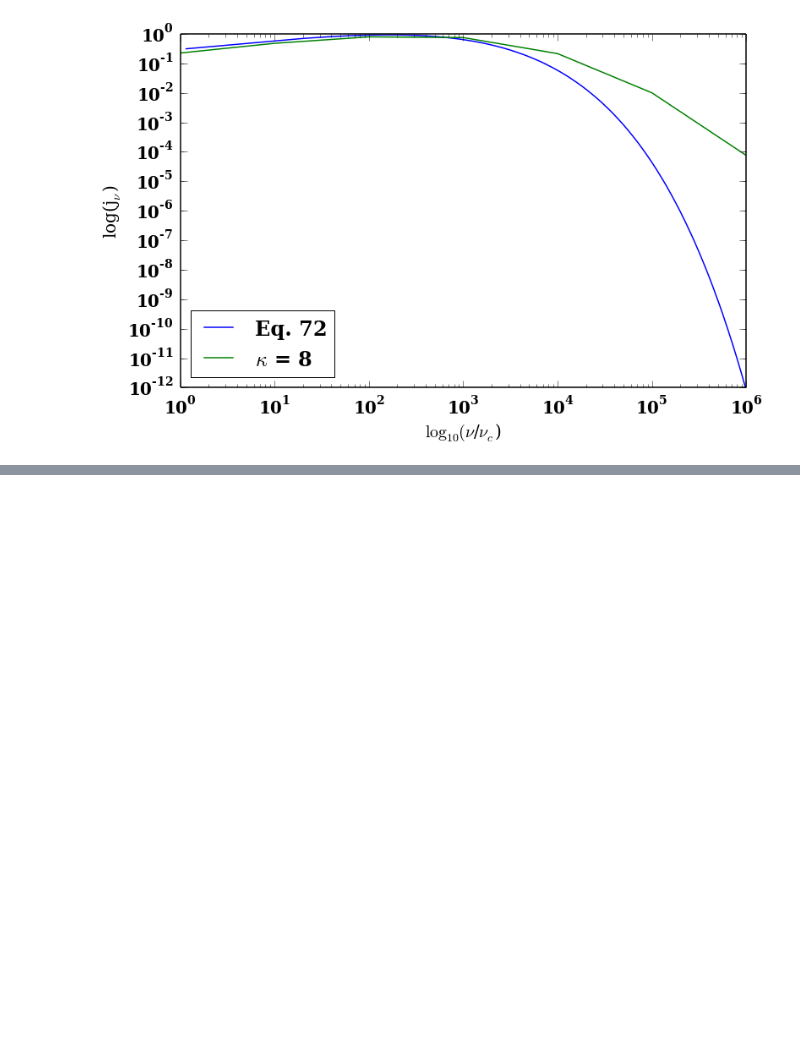
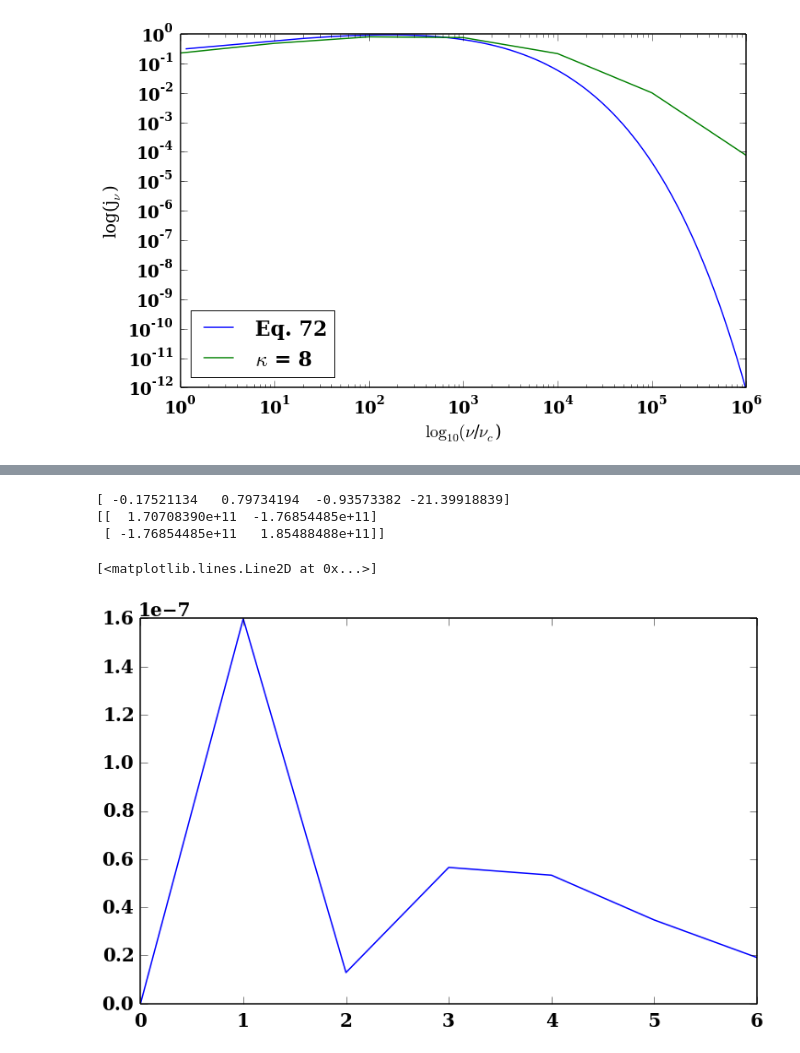
Before and after one commit to aapandy2/kappa_distributions, a Jupyter notebook: jnu_calculator_kappa.ipynb, the cells around one changed output, grey strips where cells are left out. Saved outputs shown, nothing was run; the diff lists cells and outputs as text; code cells hidden in the pictures; blank space fills up the shorter version.

```diff
--- a/jnu_calculator_kappa.ipynb
+++ b/jnu_calculator_kappa.ipynb
@@ -345,0 +509,46 @@ pl.show()
+# %%
+import scipy.optimize as optimization
+from scipy.interpolate import splrep, splev
+
+kappa_data = np.loadtxt('/home/alex/Documents/kappa_3_5.txt')
+
+x = np.log10(kappa_data[:, 0])
+y = np.log10(kappa_data[:, 1])
+
+tck = splrep(x, y, k=3)
+#print x
+
+x_fine_grid = np.arange(0, 6.1, 0.1)
+y_fine_grid = (splev(x_fine_grid, tck, der=0))
+#pl.plot(x_fine_grid, y_fine_grid)
+#pl.plot(x, y)
+
+coeff = np.polyfit(x_fine_grid, y_fine_grid, deg=3)
+print coeff
+
+def fitting_func(x):
+    f = coeff[3] + coeff[2] * x + coeff[1] * x**2. * coeff[0] * x**3.
+    return f
+
+def func(X, a, b):
+    #f = X**(1./3.) * a + X**(-3./4.) * b + X * np.exp(-X**(1./3.)) * c
+    #f = a * X**3. + b * X**2. + c * X + d
+    f = (a * X**(3./8.) + b * X**(1./6.))**2. * np.exp(-X)
+    return f
+
+
+coeff = optimization.curve_fit(func, x, y)[0]
+matrix = optimization.curve_fit(func, x, y)[1]
+print matrix
+
+pl.plot(x, func(x, coeff[0], coeff[1]))
+
+
+
+#pl.plot(x_fine_grid, fitting_func(x_fine_grid))
+# %% [output]
+[ -0.17521134   0.79734194  -0.93573382 -21.39918839]
+[[  1.70708390e+11  -1.76854485e+11]
+ [ -1.76854485e+11   1.85488488e+11]]
+[<matplotlib.lines.Line2D at 0x...>]
+[figure, added]
```
Also changed, not shown: parts of 4 cells of this notebook, 1 other file.
